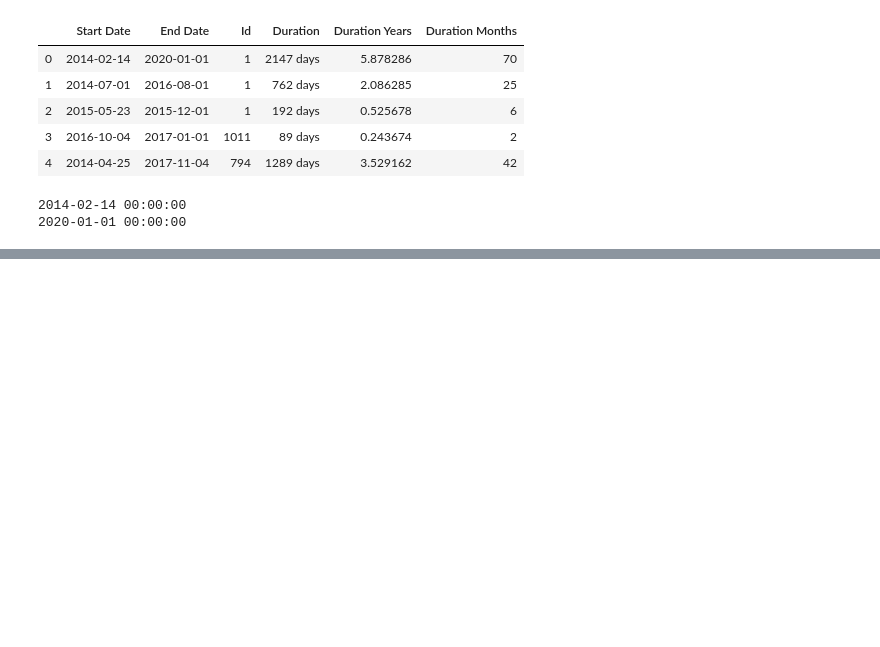
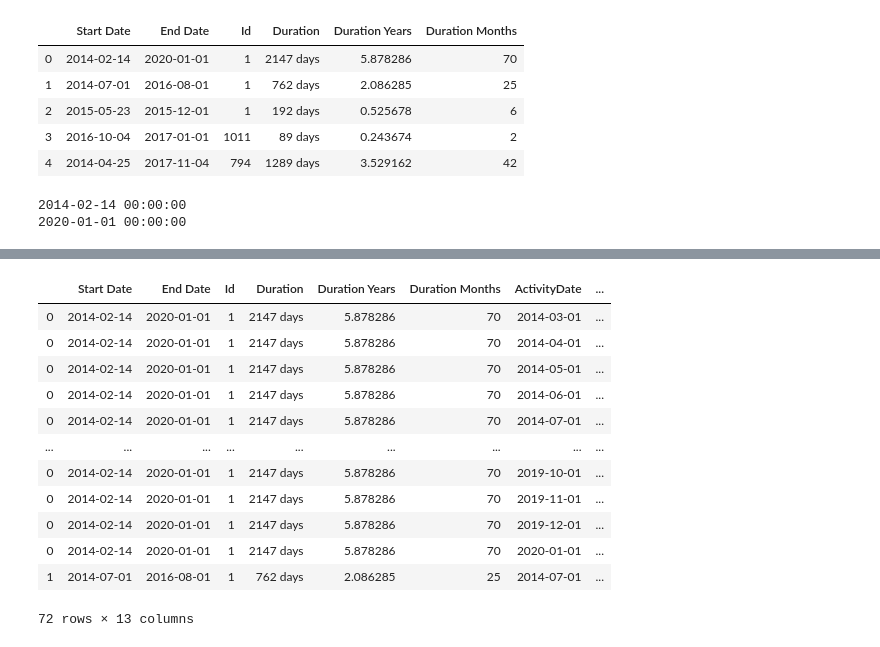
Before and after one commit to andemaral/exercise, a Jupyter notebook: Exercise Nick.ipynb, the cells around one changed output, grey strips where cells are left out. Drawn from its saved outputs; the diff is of its cells as text; code cells hidden in the pictures; blank space fills up the shorter version.

```diff
--- a/Exercise Nick.ipynb
+++ b/Exercise Nick.ipynb
@@ -178,3 +101,19 @@ df['completed']=df['completed']/pd.to_timedelta(1,unit="M")
+# %%
+df.head(72)
+# %% [output]
+|  | Start Date | End Date | Id | Duration | Duration Years | Duration Months | ActivityDate | ... |
+| 0 | 2014-02-14 | 2020-01-01 | 1 | 2147 days | 5.878286 | 70 | 2014-03-01 | ... |
+| 0 | 2014-02-14 | 2020-01-01 | 1 | 2147 days | 5.878286 | 70 | 2014-04-01 | ... |
+| 0 | 2014-02-14 | 2020-01-01 | 1 | 2147 days | 5.878286 | 70 | 2014-05-01 | ... |
+| 0 | 2014-02-14 | 2020-01-01 | 1 | 2147 days | 5.878286 | 70 | 2014-06-01 | ... |
+| 0 | 2014-02-14 | 2020-01-01 | 1 | 2147 days | 5.878286 | 70 | 2014-07-01 | ... |
+| ... | ... | ... | ... | ... | ... | ... | ... | ... |
+| 0 | 2014-02-14 | 2020-01-01 | 1 | 2147 days | 5.878286 | 70 | 2019-10-01 | ... |
+| 0 | 2014-02-14 | 2020-01-01 | 1 | 2147 days | 5.878286 | 70 | 2019-11-01 | ... |
+| 0 | 2014-02-14 | 2020-01-01 | 1 | 2147 days | 5.878286 | 70 | 2019-12-01 | ... |
+| 0 | 2014-02-14 | 2020-01-01 | 1 | 2147 days | 5.878286 | 70 | 2020-01-01 | ... |
+| 1 | 2014-07-01 | 2016-08-01 | 1 | 762 days | 2.086285 | 25 | 2014-07-01 | ... |
+72 rows × 13 columns
 # %%
 # making list of values
 # making series from list
```
Also changed, not shown: parts of 29 cells of this notebook.
